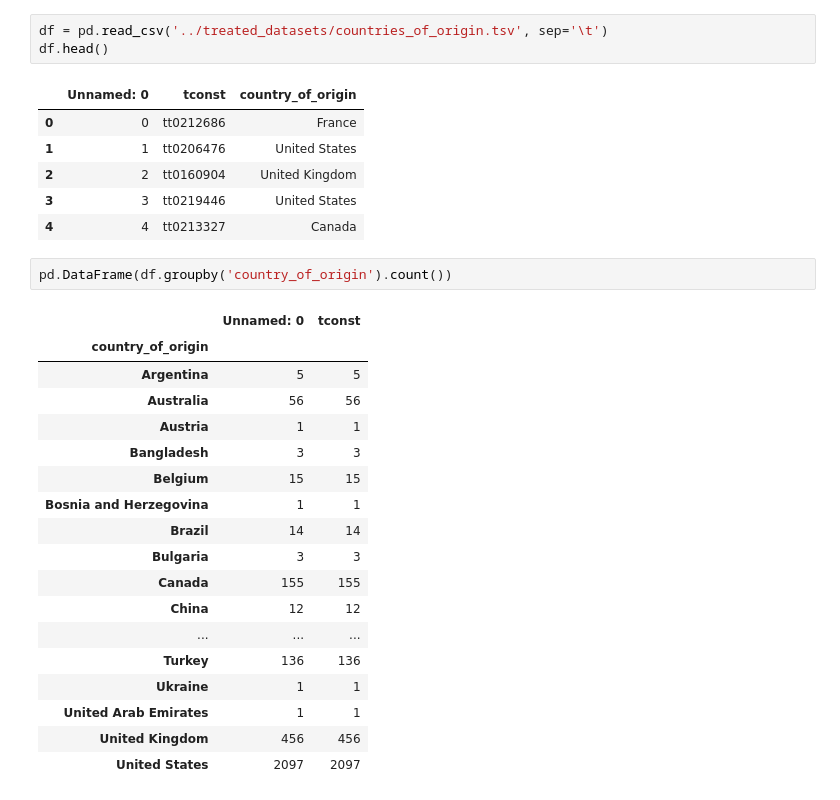
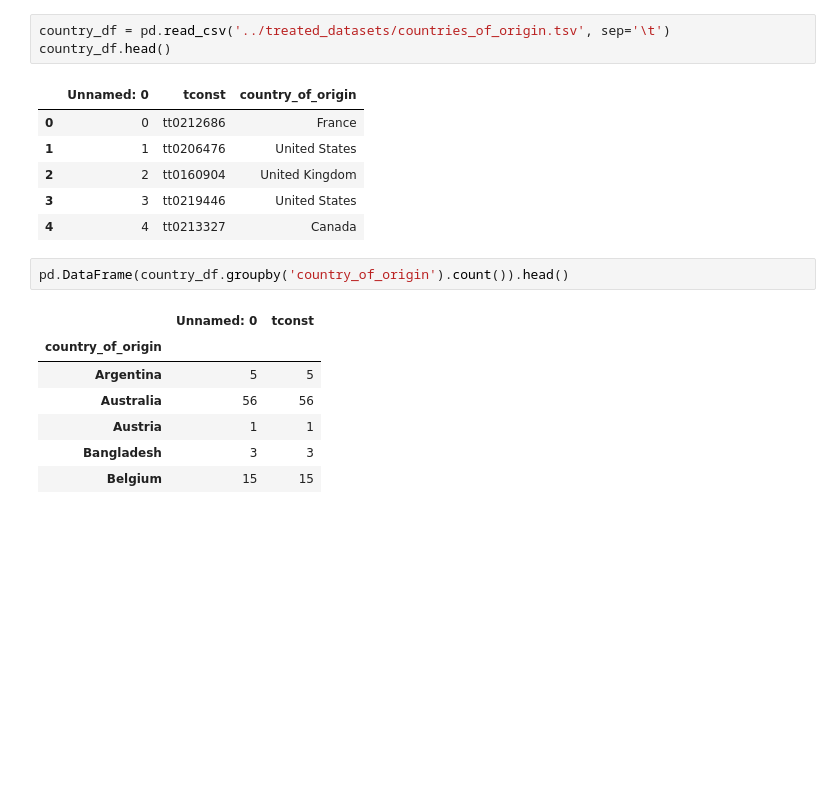
Before and after one commit to MBorgesT/DataVisProject, a Jupyter notebook: eda/countries_of_origin.ipynb, the cells around one changed output. Saved outputs shown, nothing was run; the diff lists cells and outputs as text; blank space fills up the shorter version.

```diff
--- a/eda/countries_of_origin.ipynb
+++ b/eda/countries_of_origin.ipynb
@@ -10,6 +12,6 @@ pio.renderers.default = 'notebook'
 # %%
-df = pd.read_csv('../treated_datasets/countries_of_origin.tsv', sep='\t')
-df.head()
+country_df = pd.read_csv('../treated_datasets/countries_of_origin.tsv', sep='\t')
+country_df.head()
 # %% [output]
 |  | Unnamed: 0 | tconst | country_of_origin |
 | 0 | 0 | tt0212686 | France |
@@ -18,24 +20,13 @@ df.head()
 | 3 | 3 | tt0219446 | United States |
 | 4 | 4 | tt0213327 | Canada |
 # %%
-pd.DataFrame(df.groupby('country_of_origin').count())
+pd.DataFrame(country_df.groupby('country_of_origin').count()).head()
 # %% [output]
 |  | Unnamed: 0 | tconst |
 | country_of_origin |  |  |
 | Argentina | 5 | 5 |
 | Australia | 56 | 56 |
 | Austria | 1 | 1 |
 | Bangladesh | 3 | 3 |
 | Belgium | 15 | 15 |
-| Bosnia and Herzegovina | 1 | 1 |
-| Brazil | 14 | 14 |
-| Bulgaria | 3 | 3 |
-| Canada | 155 | 155 |
-| China | 12 | 12 |
-| ... | ... | ... |
-| Turkey | 136 | 136 |
-| Ukraine | 1 | 1 |
-| United Arab Emirates | 1 | 1 |
-| United Kingdom | 456 | 456 |
-| United States | 2097 | 2097 |
 # %%
```
Also changed, not shown: parts of 17 cells of this notebook, 9 other files.
